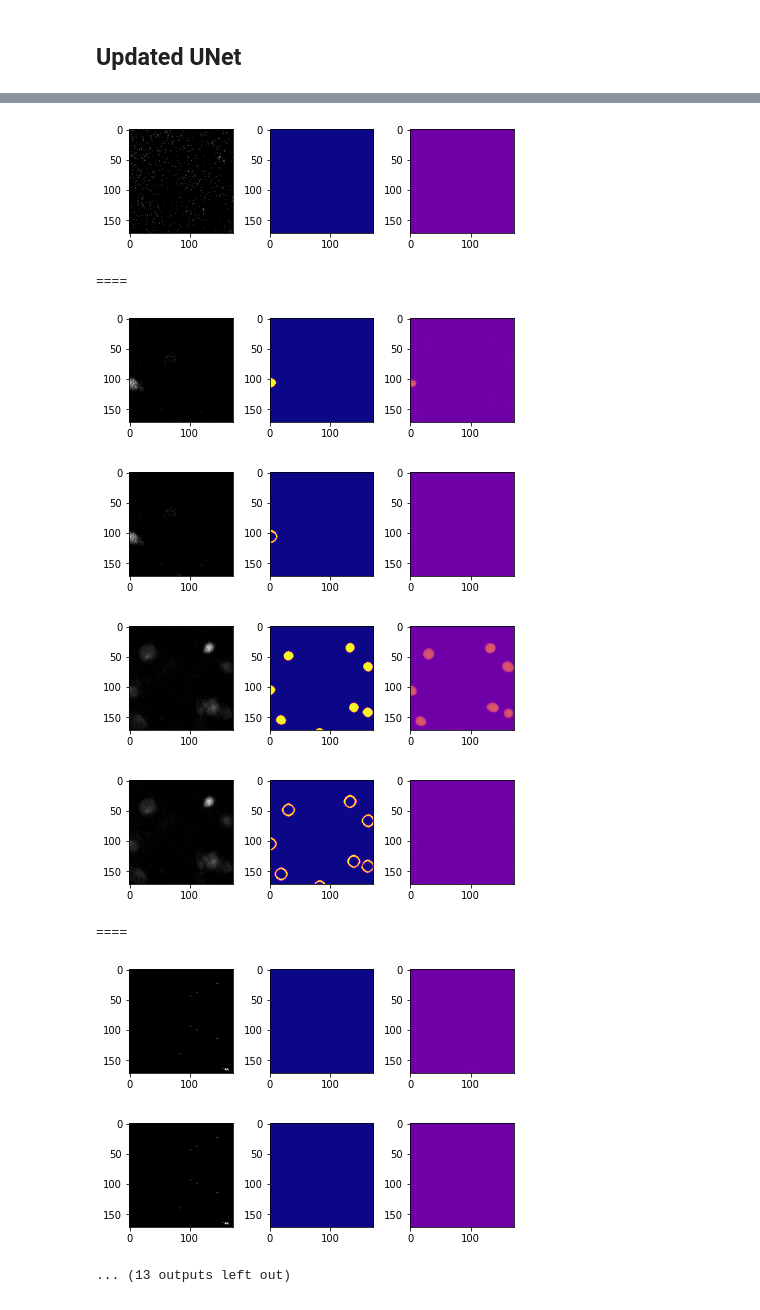
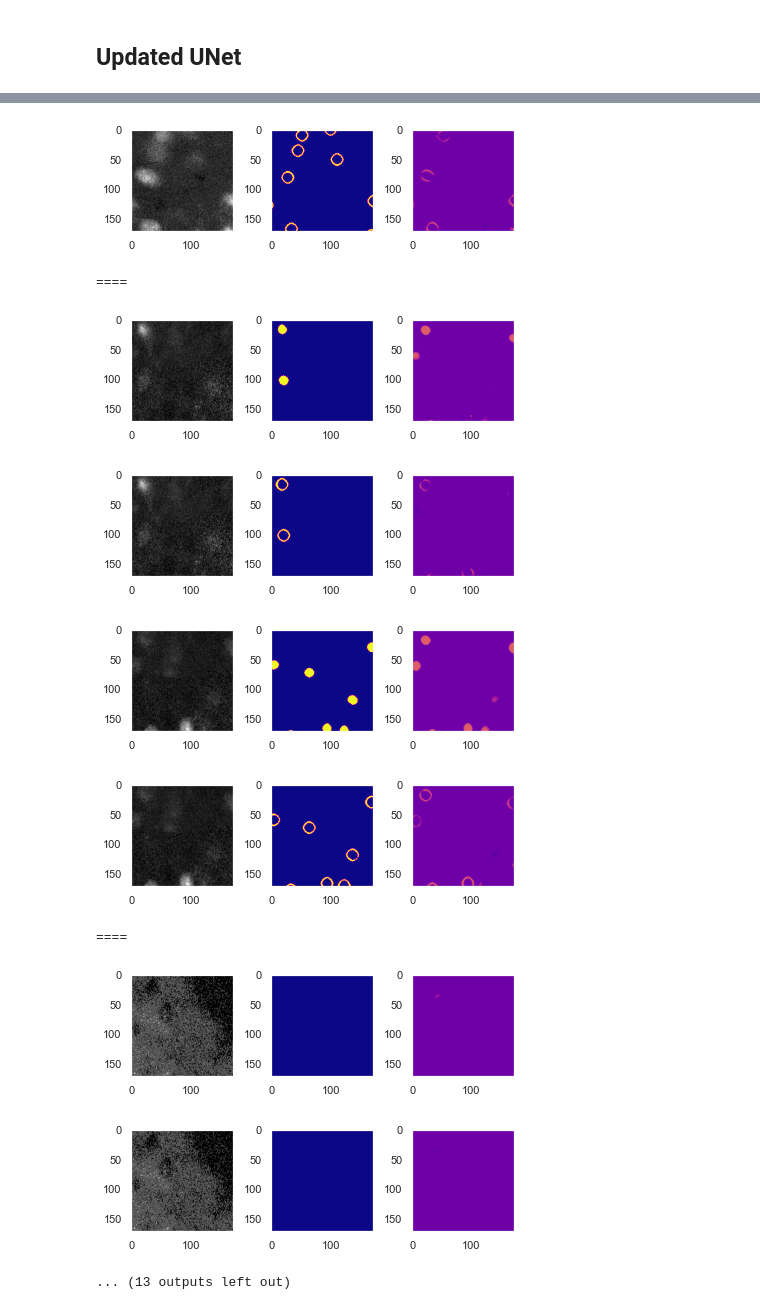
Before and after one commit to nal10/cellcount, a Jupyter notebook: refactor/notebooks/base_unet_datagen.ipynb, the cells around one changed output, grey strips where cells are left out. Saved outputs shown, nothing was run; the diff lists cells and outputs as text; code cells hidden in the pictures.

```diff
--- a/refactor/notebooks/base_unet_datagen.ipynb
+++ b/refactor/notebooks/base_unet_datagen.ipynb
@@ -353,6 +353,7 @@ transforms = Compose([My_RandomContrast(p=1.0,contrast_factor_list=[1.5]),
 
 train_dataset = ai224_RG(pad=130,
                          patch_size = 260,
+                         subset = 'train',
                          im_path='/Users/fruity/Dropbox/AllenInstitute/CellCount/dat/raw/Unet_tiles_082020/',
                          lbl_path='/Users/fruity/Dropbox/AllenInstitute/CellCount/dat/proc/Unet_tiles_082020/',
                          np_transform = np_transform,
@@ -528,3 +559,8 @@ Found 17 files
+# %%
+model = UNet2()
+optimizer = optim.Adam(model.parameters())
+mse = torch.nn.MSELoss()
+ce = torch.nn.CrossEntropyLoss()
 # %%
 device = torch.device('cuda:0' if torch.cuda.is_available() else 'cpu')
 tensor = lambda x: torch.tensor(x).to(dtype=torch.float32).to(device)
@@ -571,0 +626,14 @@ epoch 0099 training loss: 0.094780Training with GPU took 90.801sec
+# %%
+%matplotlib inline
+dat = pd.read_csv('./temp.csv')
+import matplotlib.pyplot as plt
+import seaborn as sns
+sns.set()
+plt.figure(figsize=(4,4))
+plt.plot(dat['epoch'],dat['train_mse'],'-b',label='train')
+plt.plot(dat['epoch'],dat['val_mse'],'-r',label='val')
+ax = plt.gca()
+ax.set_ylim(0.08,0.12)
+plt.legend()
+plt.tight_layout()
+plt.show()
@@ -572,27 +642,31 @@ epoch 0099 training loss: 0.094780Training with GPU took 90.801sec
 # %%
 %matplotlib inline
-tonumpy = lambda x: x.cpu().detach().numpy()
-
 #Plot some examples in both channels [image: ground truth: prediction]
 for i in [0,1,2,3,4]:
     for channel in [0,1]:
 
         plt.subplot(131)
-        plt.imshow(tonumpy(crop_tensor(batch['im'].float(), outputs))[i,channel],cmap='gray')
+        plt.imshow(tonumpy(crop_tensor(val_batch['im'].float(), outputs))[i,channel],cmap='gray')
+        plt.grid(False)
         plt.subplot(132)
-        plt.imshow(tonumpy(target)[i,2+3*channel],vmax=1,vmin=0,cmap='plasma')
+        plt.imshow(tonumpy(val_target)[i,2+3*channel],vmax=1,vmin=0,cmap='plasma')
+        plt.grid(False)
         plt.subplot(133)
-        plt.imshow(tonumpy(outputs)[i,2+3*channel],vmax=1,vmin=0,cmap='plasma')
+        plt.imshow(tonumpy(val_outputs)[i,2+3*channel],vmax=1,vmin=0,cmap='plasma')
+        plt.grid(False)
         plt.tight_layout()
         plt.show()
 
         plt.figure()
         plt.subplot(131)
-        plt.imshow(tonumpy(crop_tensor(batch['im'].float(), outputs))[i,channel],cmap='gray')
+        plt.imshow(tonumpy(crop_tensor(val_batch['im'].float(), outputs))[i,channel],cmap='gray')
+        plt.grid(False)
         plt.subplot(132)
-        plt.imshow(tonumpy(target)[i,1+3*channel],vmax=1,vmin=0,cmap='plasma')
+        plt.imshow(tonumpy(val_target)[i,1+3*channel],vmax=1,vmin=0,cmap='plasma')
+        plt.grid(False)
         plt.subplot(133)
-        plt.imshow(tonumpy(outputs)[i,1+3*channel],vmax=1,vmin=0,cmap='plasma')
+        plt.imshow(tonumpy(val_outputs)[i,1+3*channel],vmax=1,vmin=0,cmap='plasma')
+        plt.grid(False)
         plt.tight_layout()
         plt.show()
 
@@ -604,11 +678,11 @@ for i in [0,1,2,3,4]:
-[figure, old version]
+[figure, new version]
 ====
-[figure, old version]
+[figure, new version]
-[figure, old version]
+[figure, new version]
-[figure, old version]
+[figure, new version]
-[figure, old version]
+[figure, new version]
 ====
-[figure, old version]
+[figure, new version]
-[figure, old version]
+[figure, new version]
 ... (13 outputs left out)
 # %% [markdown]
```
Also changed, not shown: parts of 6 cells of this notebook, 1 other file.
